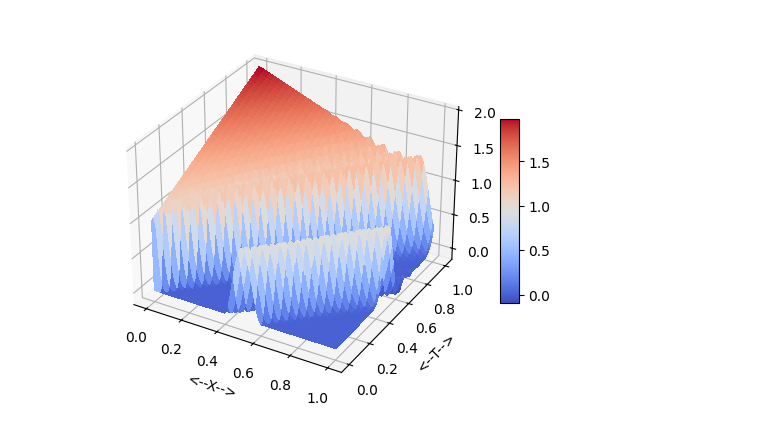
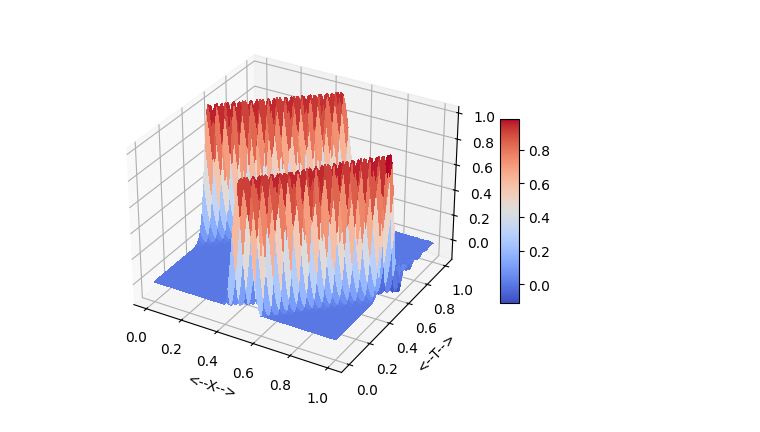
Before and after one commit to msussman42/CQE, a Jupyter notebook: LaxWendroffJohnBurkhardt.ipynb, the cells around one changed output. Drawn from its saved outputs; the diff is of its cells as text; code cells hidden in the pictures.

```diff
--- a/LaxWendroffJohnBurkhardt.ipynb
+++ b/LaxWendroffJohnBurkhardt.ipynb
@@ -150,8 +150,8 @@ def fd1d_advection_lax_wendroff_test ( ):
   nx = 101
   nt = 1000
   c = 1.0
-  #probtype = 0 # periodic bc
-  probtype = 1 # dirichlet bc
+  probtype = 0 # periodic bc
+  #probtype = 1 # dirichlet bc
 
 
   fd1d_advection_lax_wendroff (probtype, nx, nt, c )
@@ -205,19 +205,19 @@ Mon Sep  8 05:06:45 2025
 
 FD1D_ADVECTION_LAX_WENDROFF:
   Python version: 3.12.11
 
   FD1D_ADVECTION_LAX_WENDROFF solves the constant-velocity
   advection equation in 1D,
     du/dt = - c du/dx
   over the interval:
     0.0 <= x <= 1.0
   with periodic (or Dirichlet!) boundary conditions, and
   with a given initial condition
 ... (6 lines left out)
   Number of nodes NX = 101
   Number of time steps NT = 1000
   Constant velocity C = 1
   CFL condition: dt = (0.001) <= (0.01) = dx / c
-[figure, old version]
+[figure, new version]
 FD1D_ADVECTION_LAX_WENDROFF_TEST
   Normal end of execution.
```
Also changed, not shown: parts of 1 cell of this notebook.
